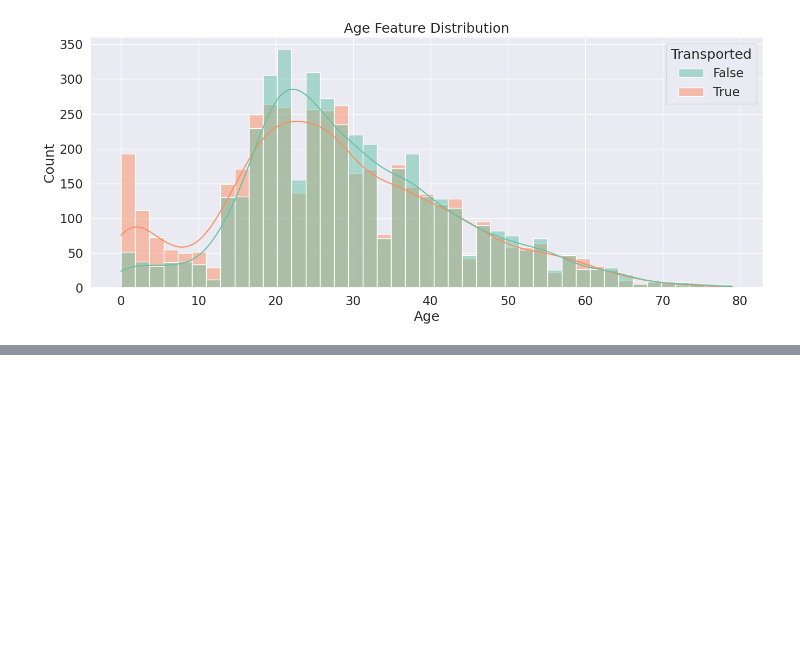
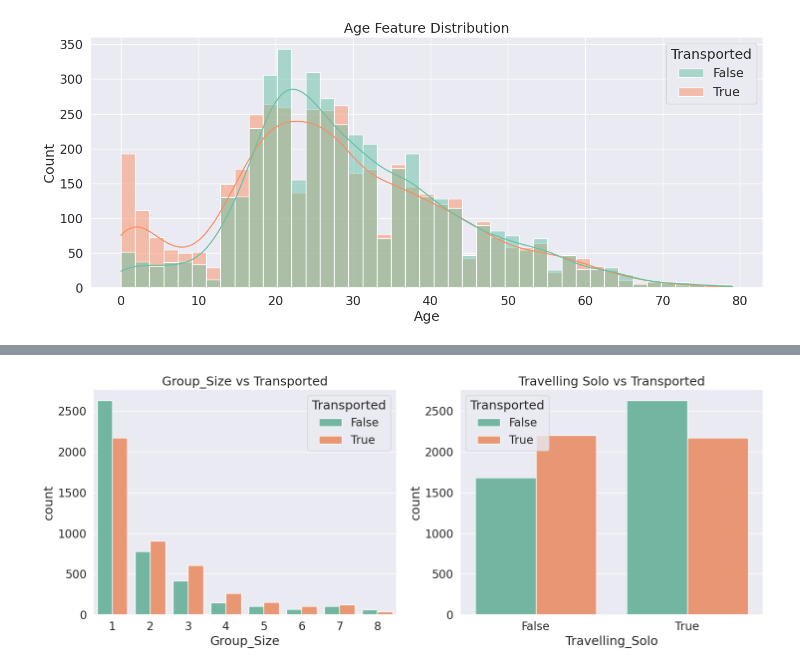
Before and after one commit to ky106031/kaggle-study, a Jupyter notebook: Spaceship_Titanic.ipynb, the cells around one changed output, grey strips where cells are left out. Saved outputs shown, nothing was run; the diff lists cells and outputs as text; code cells hidden in the pictures; blank space fills up the shorter version.

```diff
--- a/Spaceship_Titanic.ipynb
+++ b/Spaceship_Titanic.ipynb
@@ -1949,0 +2012,23 @@ Text(0.5, 1.0, 'Age Feature Distribution')
+# %%
+train_df.drop(columns=['Group', 'Member'], inplace=True)
+test_df.drop(columns=['Group', 'Member'], inplace=True)
+# %%
+plt.figure(figsize=(15,6))
+
+plt.subplot(1,2,1)
+sns.countplot(data=train_df,
+              x='Group_Size',
+              hue='Transported',
+              palette='Set2')
+plt.title('Group_Size vs Transported')
+
+plt.subplot(1,2,2)
+sns.countplot(data=train_df,
+              x='Travelling_Solo',
+              hue="Transported",
+              palette='Set2')
+plt.title('Travelling Solo vs Transported')
+plt.tight_layout()
+plt.show()
+# %% [output]
+[figure, added]
```
Also changed, not shown: parts of 5 cells of this notebook.
